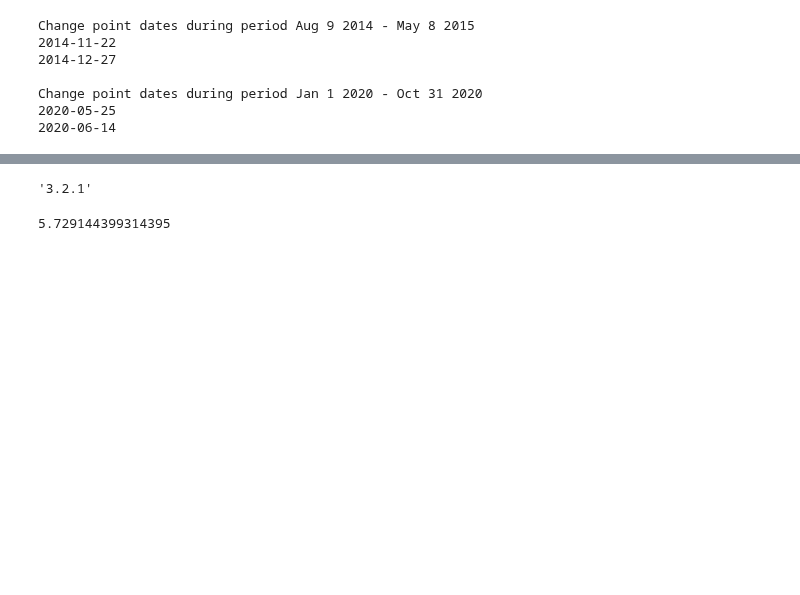
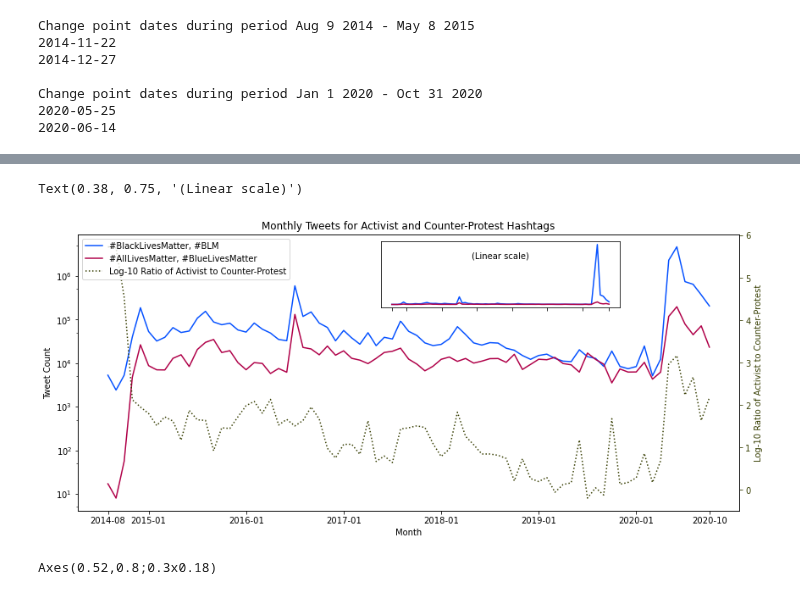
Before and after one commit to chrisfalter/BLM, a Jupyter notebook: src/tweet_counts.ipynb, the cells around one changed output, grey strips where cells are left out. Drawn from its saved outputs; the diff is of its cells as text; code cells hidden in the pictures; blank space fills up the shorter version.

```diff
--- a/src/tweet_counts.ipynb
+++ b/src/tweet_counts.ipynb
@@ -163,11 +155,54 @@ legend = plt.legend(handles=plot_handles, loc="upper center")
-# %%
-import matplotlib
-matplotlib.__version__
-# %% [output]
-'3.2.1'
 # %%
 df["Ratio"] = np.log(df[df.columns[0]]/df[df.columns[1]])
-# %%
-np.max(df.Ratio)
-# %% [output]
-5.729144399314395
+# %%
+fig, (ax) = plt.subplots(nrows=1, ncols=1, figsize=(14,6))
+# plt.xlabel("Month")
+# plt.yscale("log", subsy=[5])
+# plt.ylabel("Tweet Count")
+# plt.title("Monthly Tweets for Activist and Counter-Protest Hashtags")
+
+activist_color, counter_color = "xkcd:electric blue", "xkcd:raspberry"
+
+ax.set_xlabel("Month")
+ax.set_yscale("log", subsy=[5])
+ax.set_ylabel("Tweet Count")
+ax.set_title("Monthly Tweets for Activist and Counter-Protest Hashtags")
+
+plot_handles = []
+for column, color in zip(df.columns[:2], [activist_color, counter_color]):
+    h, = ax.plot(df.index, df[column], label = column, color=color)
+    plot_handles.append(h)
+
+# plot the log ratio
+ratio_color = "xkcd:hunter green"
+ratio_label = "Log-10 Ratio of Activist to Counter-Protest"
+ax2 = ax.twinx()
+h, = ax2.plot(df.index, df["Ratio"], label = ratio_label, color=ratio_color, linestyle="dotted")
+plot_handles.append(h)
+ax2.set_yscale("linear")
+ax2.set_ylabel(ratio_label, color=ratio_color)
+ax2.tick_params("y", colors=ratio_color)
+
+ticks = [0, 5, 17, 29, 41, 53, 65, 74]
+plt.xticks(ticks, df.index[ticks])
+
+legend = plt.legend(handles=plot_handles, loc="upper left")
+
+# Add an inset with linear scale instead of logarithmic
+left, bottom, width, height = 0.48, 0.68, 0.28, 0.18
+ax_inset = fig.add_axes([left, bottom, width, height])
+ax_inset.set_yscale("linear")
+for column, color in zip(df.columns[:2], [activist_color, counter_color]):
+    h, = ax_inset.plot(df.index, df[column], label = column, color=color)
+ax_inset.set_xticks(ticks)
+ax_inset.tick_params("x", labelcolor="white")
+ax_inset.set_yticks([])
+ax_inset.text(0.38, 0.75, "(Linear scale)", transform=ax_inset.transAxes)
+# %% [output]
+Text(0.38, 0.75, '(Linear scale)')
+[figure, added]
+# %%
+ax_inset = fig.add_axes([left, bottom, width, height])
+print(ax_inset)
+# %% [output]
+Axes(0.52,0.8;0.3x0.18)
```
Also changed, not shown: parts of 4 cells of this notebook, 4 other files.
